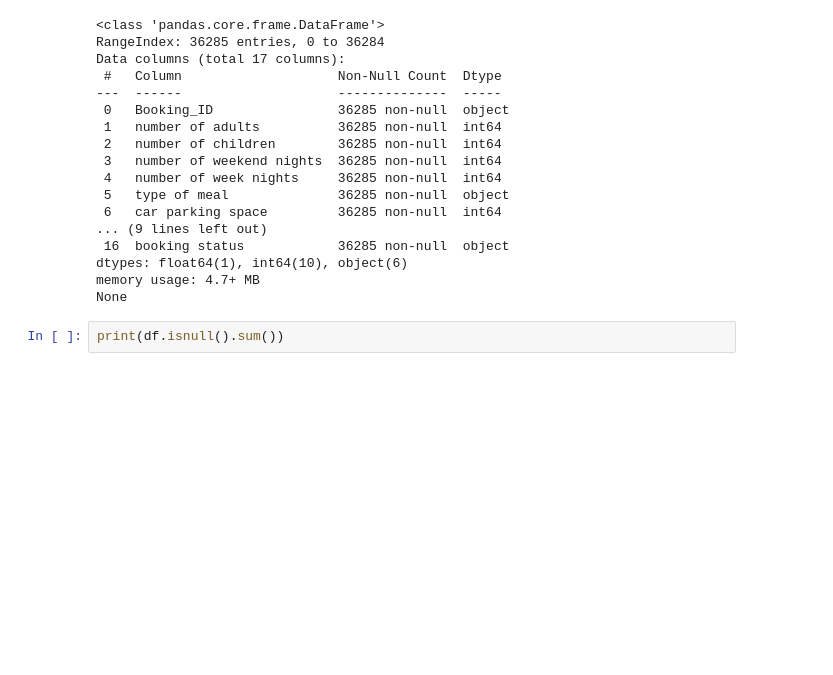
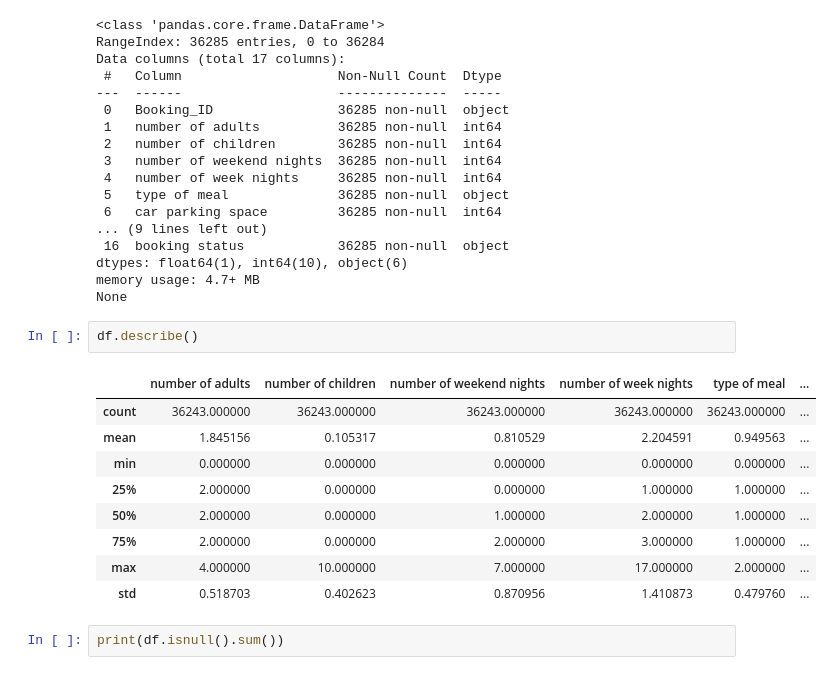
Before and after one commit to mohamed682004/Cellula_Hotel, a Jupyter notebook: Cell Hotel.ipynb, the cells around one changed output. Cells and saved outputs as stored; diff of their text form; blank space fills up the shorter version.

```diff
--- a/Cell Hotel.ipynb
+++ b/Cell Hotel.ipynb
@@ -32,6 +32,18 @@ Data columns (total 17 columns):
 dtypes: float64(1), int64(10), object(6)
 memory usage: 4.7+ MB
 None
+# %%
+df.describe()
+# %% [output]
+|  | number of adults | number of children | number of weekend nights | number of week nights | type of meal | ... |
+| count | 36243.000000 | 36243.000000 | 36243.000000 | 36243.000000 | 36243.000000 | ... |
+| mean | 1.845156 | 0.105317 | 0.810529 | 2.204591 | 0.949563 | ... |
+| min | 0.000000 | 0.000000 | 0.000000 | 0.000000 | 0.000000 | ... |
+| 25% | 2.000000 | 0.000000 | 0.000000 | 1.000000 | 1.000000 | ... |
+| 50% | 2.000000 | 0.000000 | 1.000000 | 2.000000 | 1.000000 | ... |
+| 75% | 2.000000 | 0.000000 | 2.000000 | 3.000000 | 1.000000 | ... |
+| max | 4.000000 | 10.000000 | 7.000000 | 17.000000 | 2.000000 | ... |
+| std | 0.518703 | 0.402623 | 0.870956 | 1.410873 | 0.479760 | ... |
 # %%
 print(df.isnull().sum())
 # %% [output]
```
Also changed, not shown: 2 other files.
